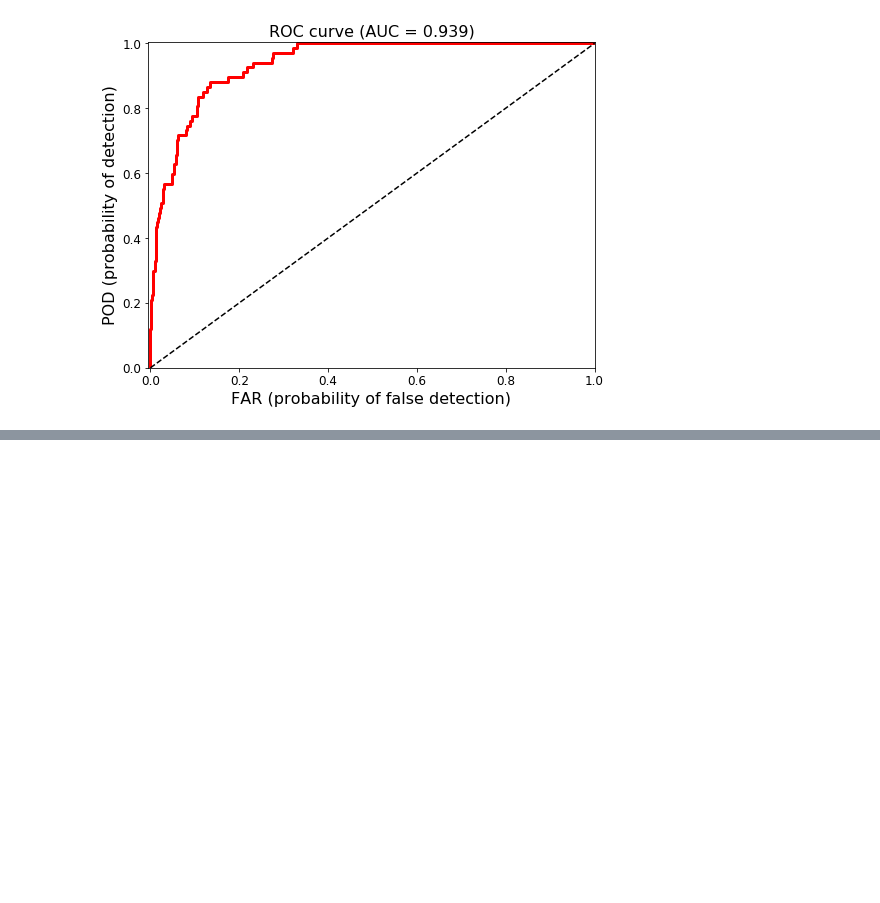
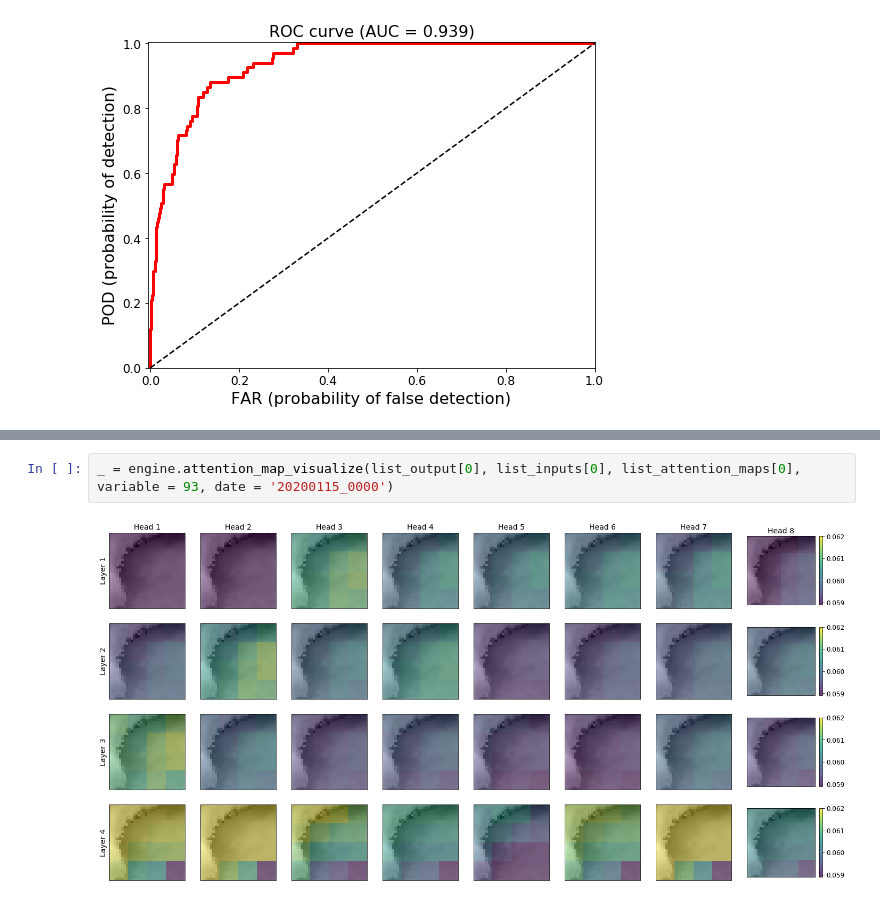
Before and after one commit to conrad-blucher-institute/SparkMET, a Jupyter notebook: Predict2D.ipynb, the cells around one changed output, grey strips where cells are left out. Saved outputs shown, nothing was run; the diff lists cells and outputs as text; blank space fills up the shorter version.

```diff
--- a/Predict2D.ipynb
+++ b/Predict2D.ipynb
@@ -84,0 +118,4 @@ list_output, list_inputs, list_attention_maps = engine.predict(model,
+# %%
+_ = engine.attention_map_visualize(list_output[0], list_inputs[0], list_attention_maps[0], variable = 93, date = '20200115_0000')
+# %% [output]
+[figure, added]
```
Also changed, not shown: parts of 7 cells of this notebook, 6 other files.
